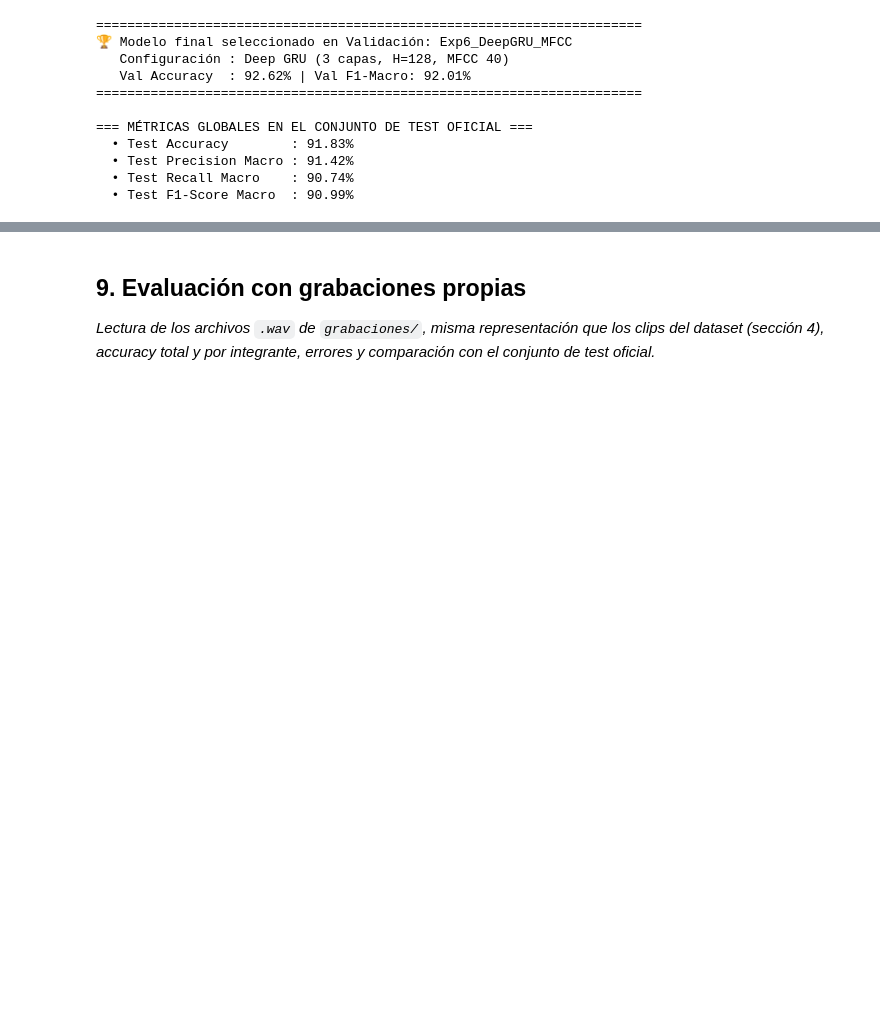
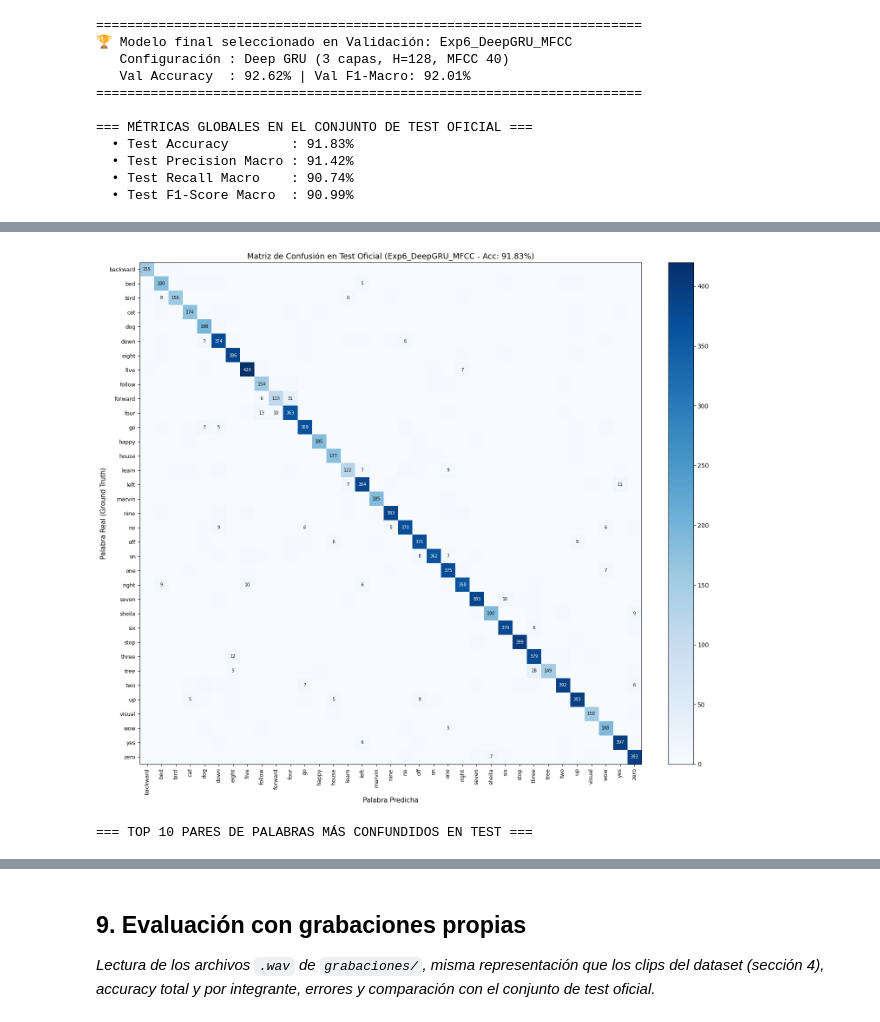
Before and after one commit to ibuscio/taller_deeplearning, a Jupyter notebook: Tarea_2_letra.ipynb, the cells around one changed output, grey strips where cells are left out. Drawn from its saved outputs; the diff is of its cells as text; code cells hidden in the pictures; blank space fills up the shorter version.

```diff
--- a/Tarea_2_letra.ipynb
+++ b/Tarea_2_letra.ipynb
@@ -1710,3 +1710,71 @@ print(f"  • Test F1-Score Macro  : {test_f1_macro * 100:.2f}%\n")
   • Test Precision Macro : 91.42%
   • Test Recall Macro    : 90.74%
   • Test F1-Score Macro  : 90.99%
+# %%
+# 3. Reporte de Precision, Recall y F1-Score por cada una de las 35 clases
+print("=== REPORTE DE CLASIFICACIÓN POR CLASE (35 PALABRAS) ===")
+print(
+    classification_report(
+        y_true_test, y_pred_test, target_names=CLASSES, digits=4, zero_division=0
+    )
+)
+
+# 4. Matriz de confusión de las 35 clases
+cm_test = confusion_matrix(y_true_test, y_pred_test)
+fig, ax = plt.subplots(figsize=(16, 13))
+im = ax.imshow(cm_test, interpolation="nearest", cmap="Blues")
+fig.colorbar(im, ax=ax, fraction=0.046, pad=0.04)
+ax.set_xticks(np.arange(len(CLASSES)))
+ax.set_yticks(np.arange(len(CLASSES)))
+ax.set_xticklabels(CLASSES, rotation=90, fontsize=9)
+ax.set_yticklabels(CLASSES, fontsize=9)
+ax.set_xlabel("Palabra Predicha", fontsize=11)
+ax.set_ylabel("Palabra Real (Ground Truth)", fontsize=11)
+ax.set_title(
+    f"Matriz de Confusión en Test Oficial ({best_exp_key} - Acc:"
+    f" {test_acc*100:.2f}%)",
+    fontsize=13,
+)
+
+thresh = cm_test.max() / 2.0
+for i in range(len(CLASSES)):
+  for j in range(len(CLASSES)):
+    val = cm_test[i, j]
+    if val > 0 and (i == j or val >= 5):
+      ax.text(
+          j,
+          i,
+          str(val),
+          ha="center",
+          va="center",
+          color="white" if val > thresh else "black",
+          fontsize=7,
+      )
+plt.tight_layout()
+plt.show()
+
+# 5. Identificación de los pares de palabras que más se confunden entre sí
+pair_confusions = []
+for i in range(len(CLASSES)):
+  for j in range(i + 1, len(CLASSES)):
+    err_i_to_j = int(cm_test[i, j])
+    err_j_to_i = int(cm_test[j, i])
+    total_pair = err_i_to_j + err_j_to_i
+    if total_pair > 0:
+      pair_confusions.append({
+          "Par de palabras": f"'{CLASSES[i]}' - '{CLASSES[j]}'",
+          "Errores Totales del Par": total_pair,
+          "Real A -> Pred B": f"{CLASSES[i]} -> {CLASSES[j]}: {err_i_to_j}",
+          "Real B -> Pred A": f"{CLASSES[j]} -> {CLASSES[i]}: {err_j_to_i}",
+      })
+
+df_top_pairs = (
+    pd.DataFrame(pair_confusions)
+    .sort_values(by="Errores Totales del Par", ascending=False)
+    .head(10)
+    .reset_index(drop=True)
+)
+
+print("=== TOP 10 PARES DE PALABRAS MÁS CONFUNDIDOS EN TEST ===")
+display(df_top_pairs)
+# %% [output]
@@ -1712,0 +1798,2 @@ print(f"  • Test F1-Score Macro  : {test_f1_macro * 100:.2f}%\n")
+[figure, added]
+=== TOP 10 PARES DE PALABRAS MÁS CONFUNDIDOS EN TEST ===
```
Also changed, not shown: parts of 2 cells of this notebook.
